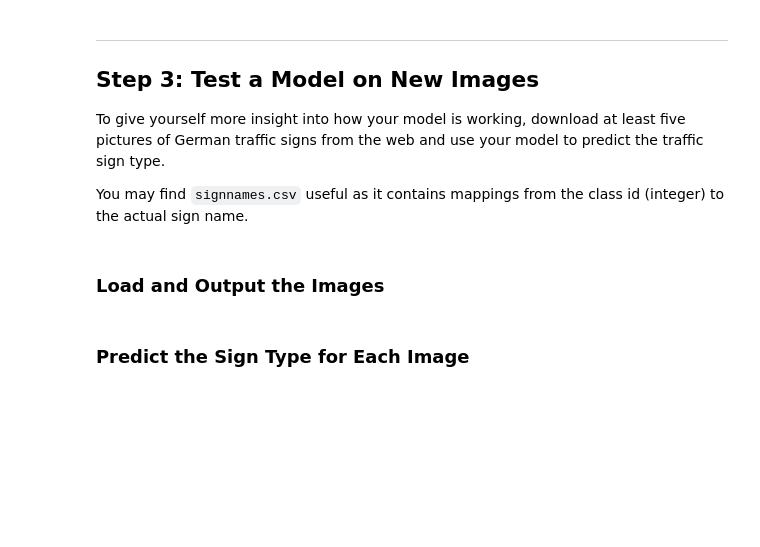
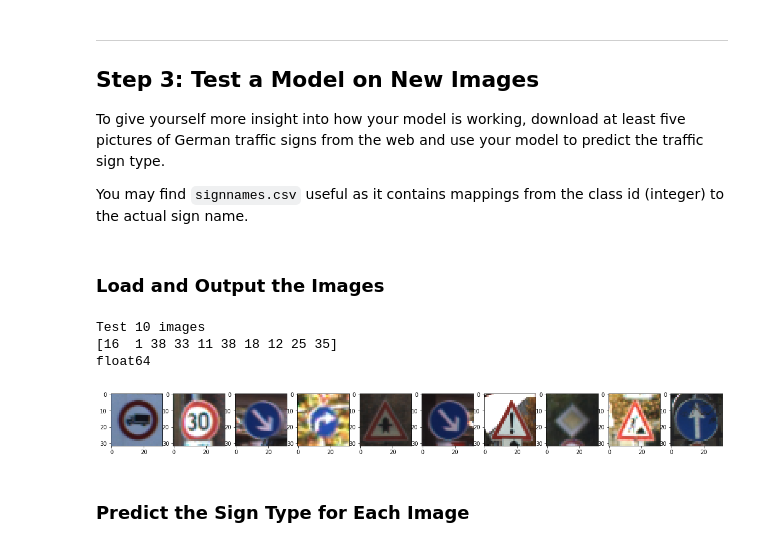
Before and after one commit to ramseykhalaf/CarND-Traffic-Sign-Classifier-Project, a Jupyter notebook: Traffic_Sign_Classifier.ipynb, the cells around one changed output. Drawn from its saved outputs; the diff is of its cells as text; code cells hidden in the pictures; blank space fills up the shorter version.

Commit message:
working on test data verification, valid acc is 95

```diff
--- a/Traffic_Sign_Classifier.ipynb
+++ b/Traffic_Sign_Classifier.ipynb
@@ -222,6 +291,19 @@ You may find `signnames.csv` useful as it contains mappings from the class id (i
 # %%
 ### Load the images and plot them here.
 ### Feel free to use as many code cells as needed.
+test_images = [X_test[i,:,:,:] for i in range(10)]
+
+print("Test 10 images")
+nbu.draw_side_by_side(*test_images, figsize=(20,20))
+test_labels = y_test[:10]
+print(test_labels)
+signnames = np.genfromtxt ('signnames.csv', delimiter=",")
+print(signnames.)
+# %% [output]
+Test 10 images
+[16  1 38 33 11 38 18 12 25 35]
+float64
+[figure, added]
 # %% [markdown]
 ### Predict the Sign Type for Each Image
 # %%
```
Also changed, not shown: parts of 10 cells of this notebook.
